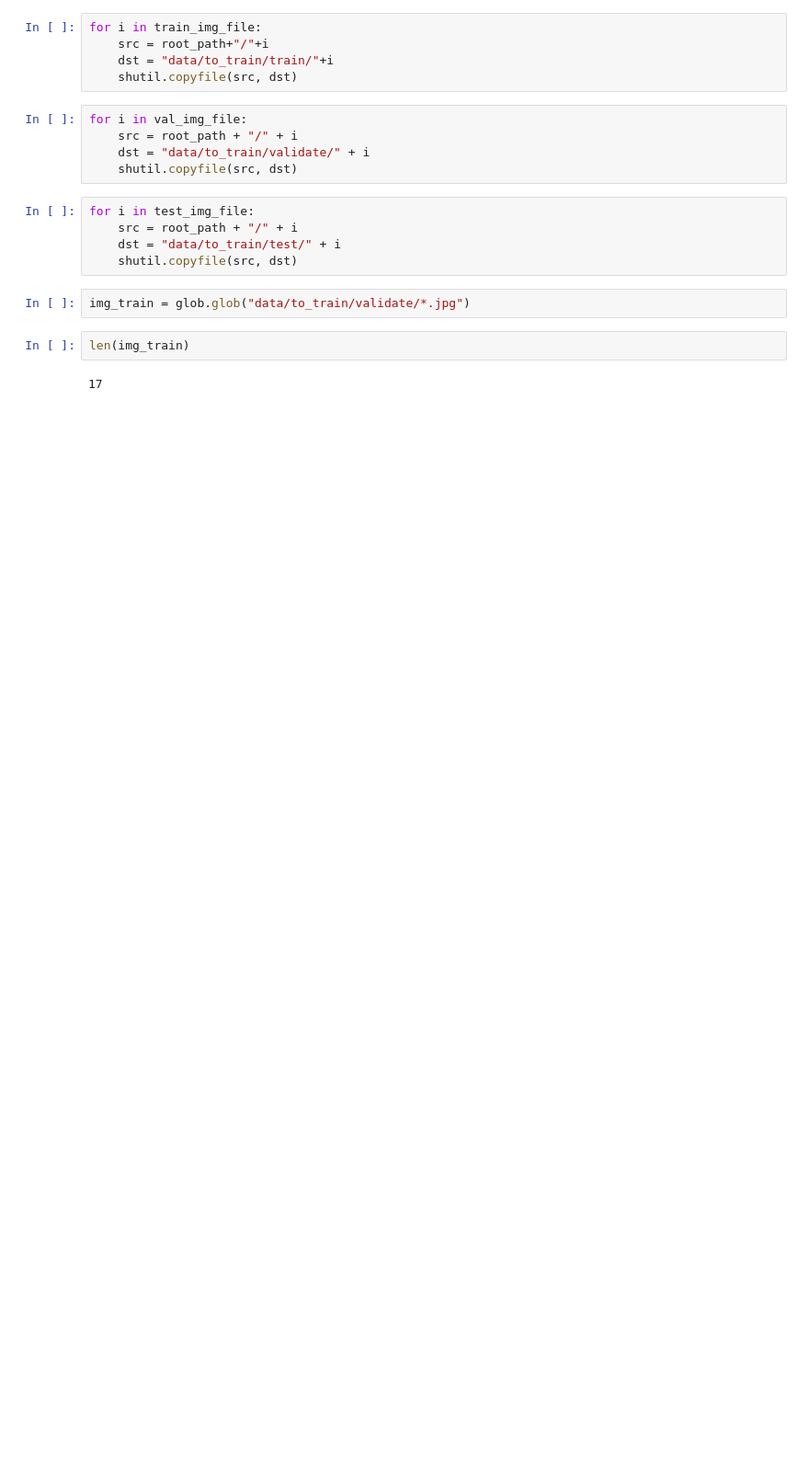
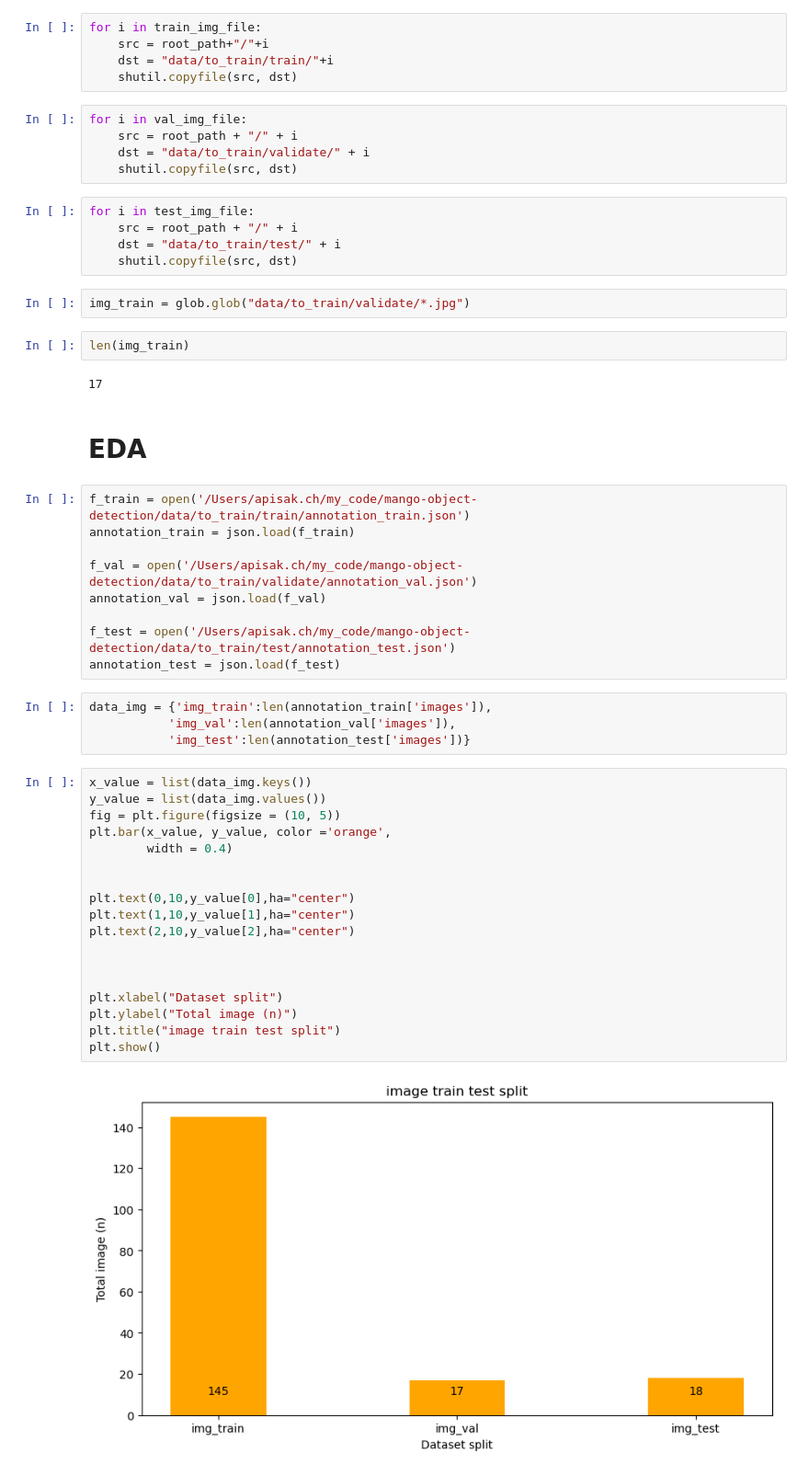
Before and after one commit to OFFTion96/mango-object-detection, a Jupyter notebook: train_test_split.ipynb, the cells around one changed output. Shown at 92% size. Cells and saved outputs as stored; diff of their text form; blank space fills up the shorter version.

```diff
--- a/train_test_split.ipynb
+++ b/train_test_split.ipynb
@@ -208,3 +209,38 @@ img_train = glob.glob("data/to_train/validate/*.jpg")
 len(img_train)
 # %% [output]
 17
+# %% [markdown]
+# EDA
+# %%
+f_train = open('/Users/apisak.ch/my_code/mango-object-detection/data/to_train/train/annotation_train.json')
+annotation_train = json.load(f_train)
+
+f_val = open('/Users/apisak.ch/my_code/mango-object-detection/data/to_train/validate/annotation_val.json')
+annotation_val = json.load(f_val)
+
+f_test = open('/Users/apisak.ch/my_code/mango-object-detection/data/to_train/test/annotation_test.json')
+annotation_test = json.load(f_test)
+# %%
+data_img = {'img_train':len(annotation_train['images']),
+           'img_val':len(annotation_val['images']),
+           'img_test':len(annotation_test['images'])}
+# %%
+x_value = list(data_img.keys())
+y_value = list(data_img.values())
+fig = plt.figure(figsize = (10, 5))
+plt.bar(x_value, y_value, color ='orange',
+        width = 0.4)
+
+
+plt.text(0,10,y_value[0],ha="center")
+plt.text(1,10,y_value[1],ha="center")
+plt.text(2,10,y_value[2],ha="center")
+
+
+
+plt.xlabel("Dataset split")
+plt.ylabel("Total image (n)")
+plt.title("image train test split")
+plt.show()
+# %% [output]
+[figure, added]
```
Also changed, not shown: parts of 3 cells of this notebook, 2 other files.
